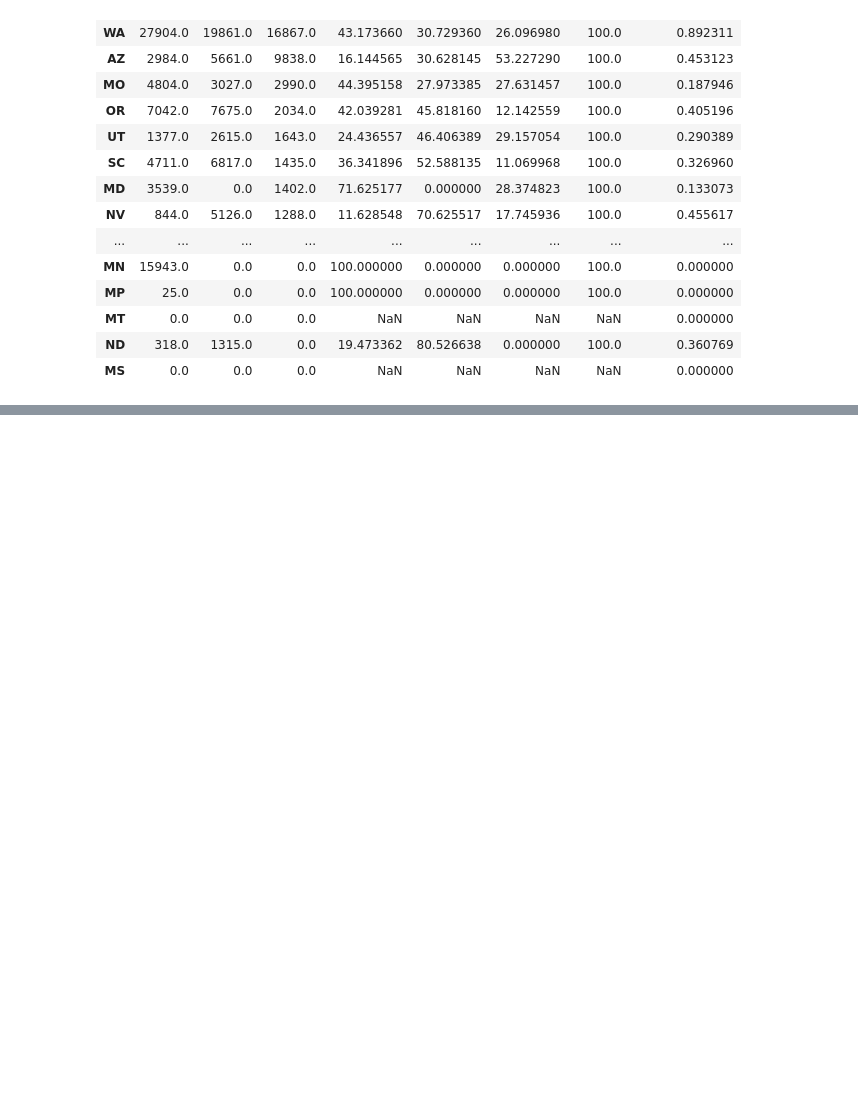
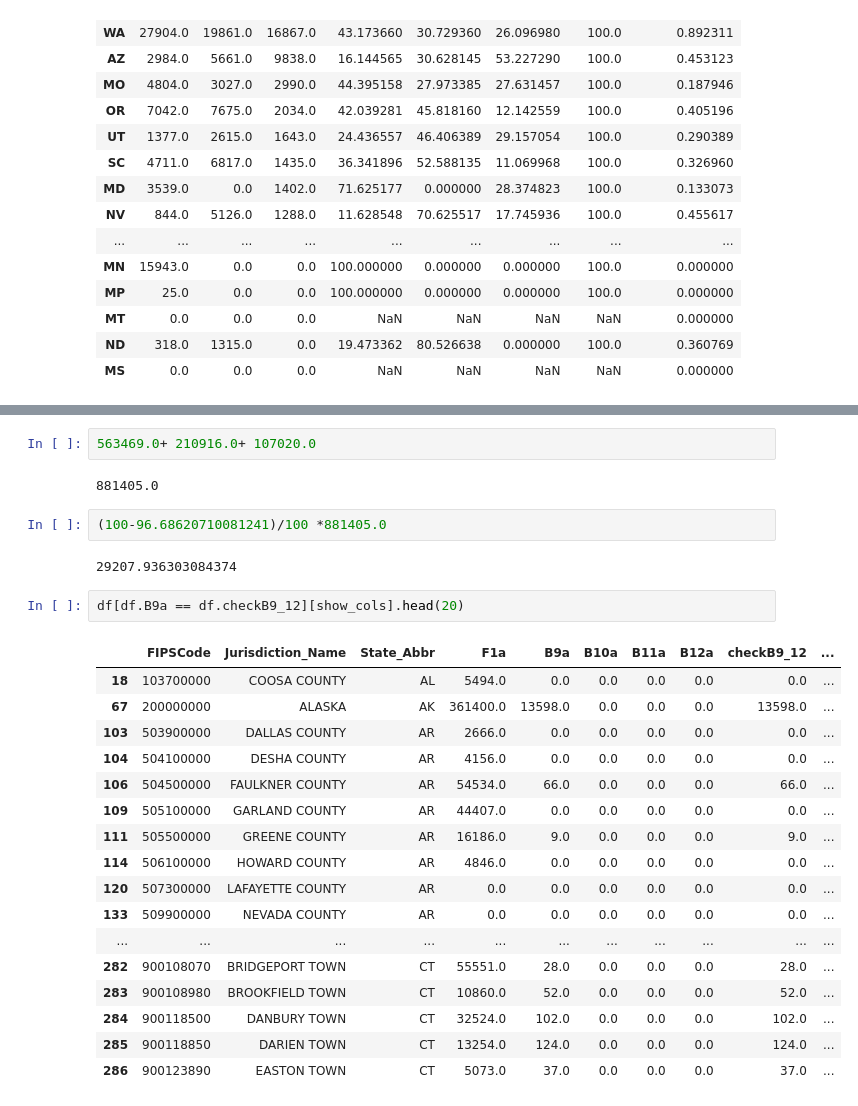
Before and after one commit to nealmcb/eac_survey, a Jupyter notebook: 2020-eac-survey.ipynb, the cells around one changed output, grey strips where cells are left out. Saved outputs shown, nothing was run; the diff lists cells and outputs as text; blank space fills up the shorter version.

```diff
--- a/2020-eac-survey.ipynb
+++ b/2020-eac-survey.ipynb
@@ -542,0 +622,28 @@ dfr.sort_values('other', ascending=False)
+# %%
+563469.0+ 210916.0+ 107020.0
+# %% [output]
+881405.0
+# %%
+(100-96.68620710081241)/100 *881405.0
+# %% [output]
+29207.936303084374
+# %%
+df[df.B9a == df.checkB9_12][show_cols].head(20)
+# %% [output]
+|  | FIPSCode | Jurisdiction_Name | State_Abbr | F1a | B9a | B10a | B11a | B12a | checkB9_12 | ... |
+| 18 | 103700000 | COOSA COUNTY | AL | 5494.0 | 0.0 | 0.0 | 0.0 | 0.0 | 0.0 | ... |
+| 67 | 200000000 | ALASKA | AK | 361400.0 | 13598.0 | 0.0 | 0.0 | 0.0 | 13598.0 | ... |
+| 103 | 503900000 | DALLAS COUNTY | AR | 2666.0 | 0.0 | 0.0 | 0.0 | 0.0 | 0.0 | ... |
+| 104 | 504100000 | DESHA COUNTY | AR | 4156.0 | 0.0 | 0.0 | 0.0 | 0.0 | 0.0 | ... |
+| 106 | 504500000 | FAULKNER COUNTY | AR | 54534.0 | 66.0 | 0.0 | 0.0 | 0.0 | 66.0 | ... |
+| 109 | 505100000 | GARLAND COUNTY | AR | 44407.0 | 0.0 | 0.0 | 0.0 | 0.0 | 0.0 | ... |
+| 111 | 505500000 | GREENE COUNTY | AR | 16186.0 | 9.0 | 0.0 | 0.0 | 0.0 | 9.0 | ... |
+| 114 | 506100000 | HOWARD COUNTY | AR | 4846.0 | 0.0 | 0.0 | 0.0 | 0.0 | 0.0 | ... |
+| 120 | 507300000 | LAFAYETTE COUNTY | AR | 0.0 | 0.0 | 0.0 | 0.0 | 0.0 | 0.0 | ... |
+| 133 | 509900000 | NEVADA COUNTY | AR | 0.0 | 0.0 | 0.0 | 0.0 | 0.0 | 0.0 | ... |
+| ... | ... | ... | ... | ... | ... | ... | ... | ... | ... | ... |
+| 282 | 900108070 | BRIDGEPORT TOWN | CT | 55551.0 | 28.0 | 0.0 | 0.0 | 0.0 | 28.0 | ... |
+| 283 | 900108980 | BROOKFIELD TOWN | CT | 10860.0 | 52.0 | 0.0 | 0.0 | 0.0 | 52.0 | ... |
+| 284 | 900118500 | DANBURY TOWN | CT | 32524.0 | 102.0 | 0.0 | 0.0 | 0.0 | 102.0 | ... |
+| 285 | 900118850 | DARIEN TOWN | CT | 13254.0 | 124.0 | 0.0 | 0.0 | 0.0 | 124.0 | ... |
+| 286 | 900123890 | EASTON TOWN | CT | 5073.0 | 37.0 | 0.0 | 0.0 | 0.0 | 37.0 | ... |
```
Also changed, not shown: parts of 14 cells of this notebook.
